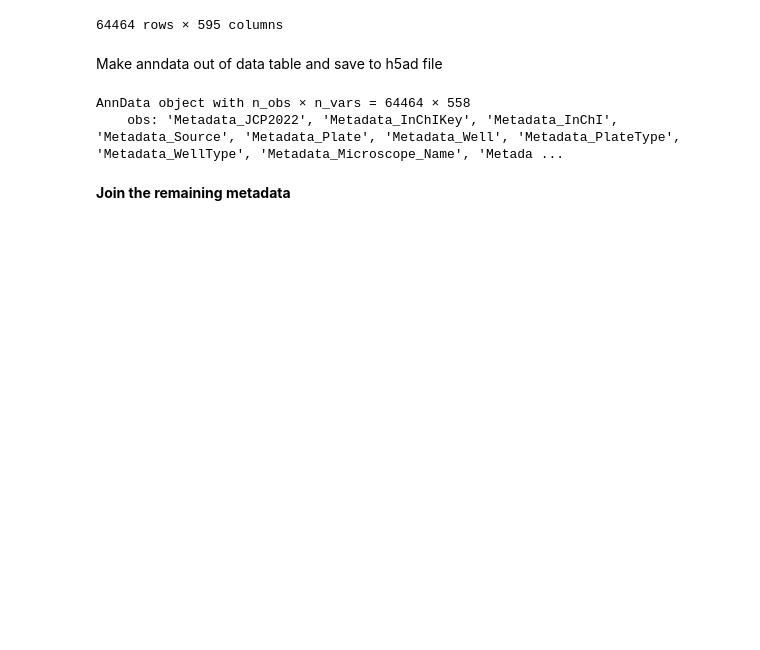
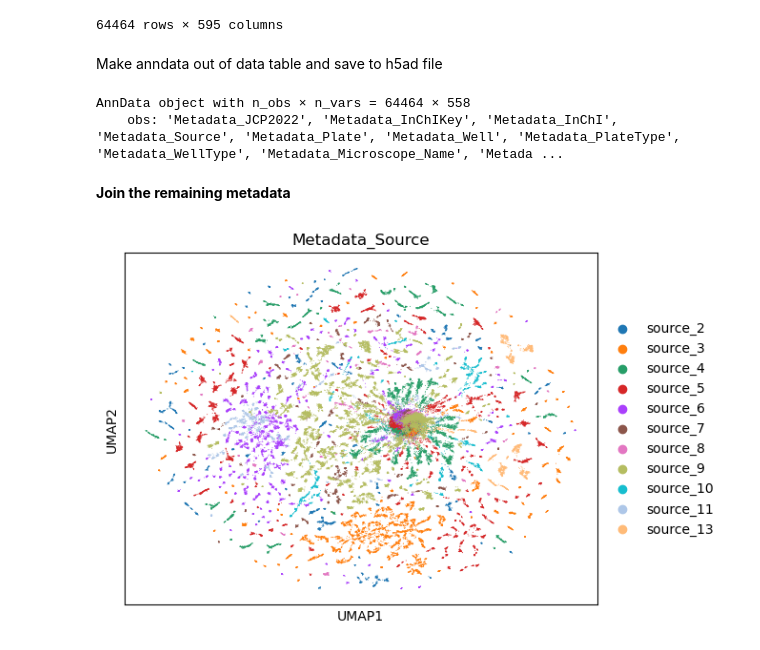
Before and after one commit to mBiocoder/batch_correction_cellpainting, a Jupyter notebook: notebooks/data_preprocessing/Run_cytominer.ipynb, the cells around one changed output. Saved outputs shown, nothing was run; the diff lists cells and outputs as text; code cells hidden in the pictures; blank space fills up the shorter version.

```diff
--- a/notebooks/data_preprocessing/Run_cytominer.ipynb
+++ b/notebooks/data_preprocessing/Run_cytominer.ipynb
@@ -241,0 +246,4 @@ adata.write("../../data/jump/jump_target2_spherized.h5ad")
+# %%
+sc.pl.umap(adata, color="Metadata_Source")
+# %% [output]
+[figure, added]
```
Also changed, not shown: parts of 4 cells of this notebook, 18 other files.
